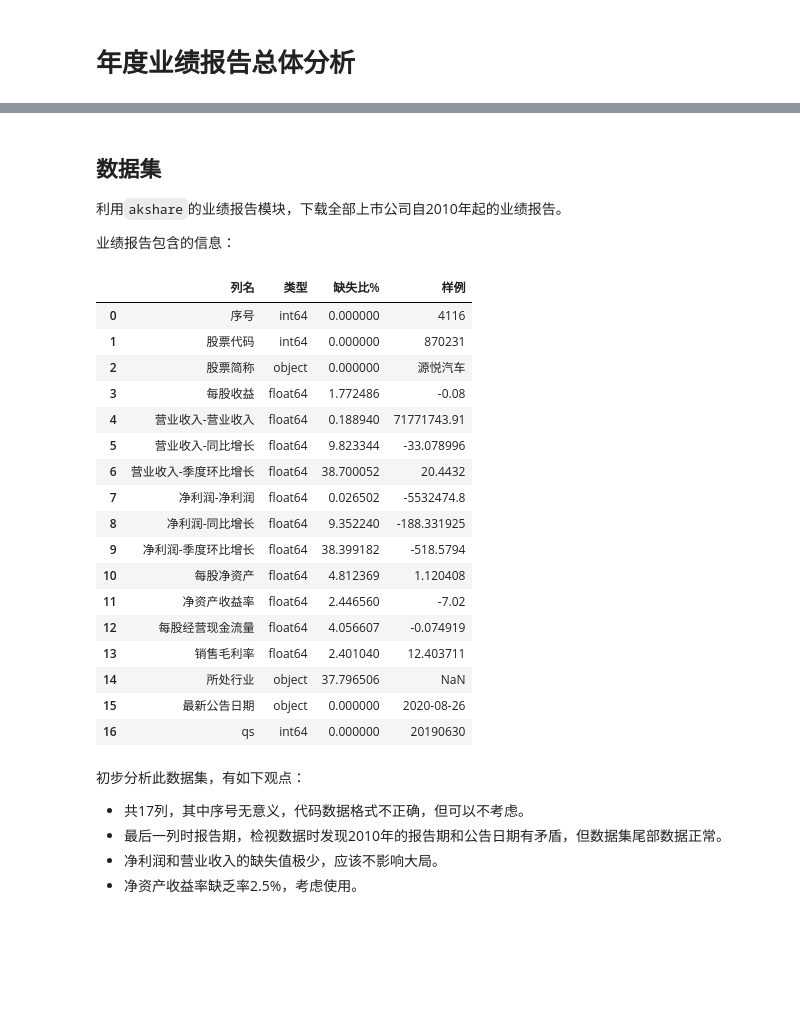
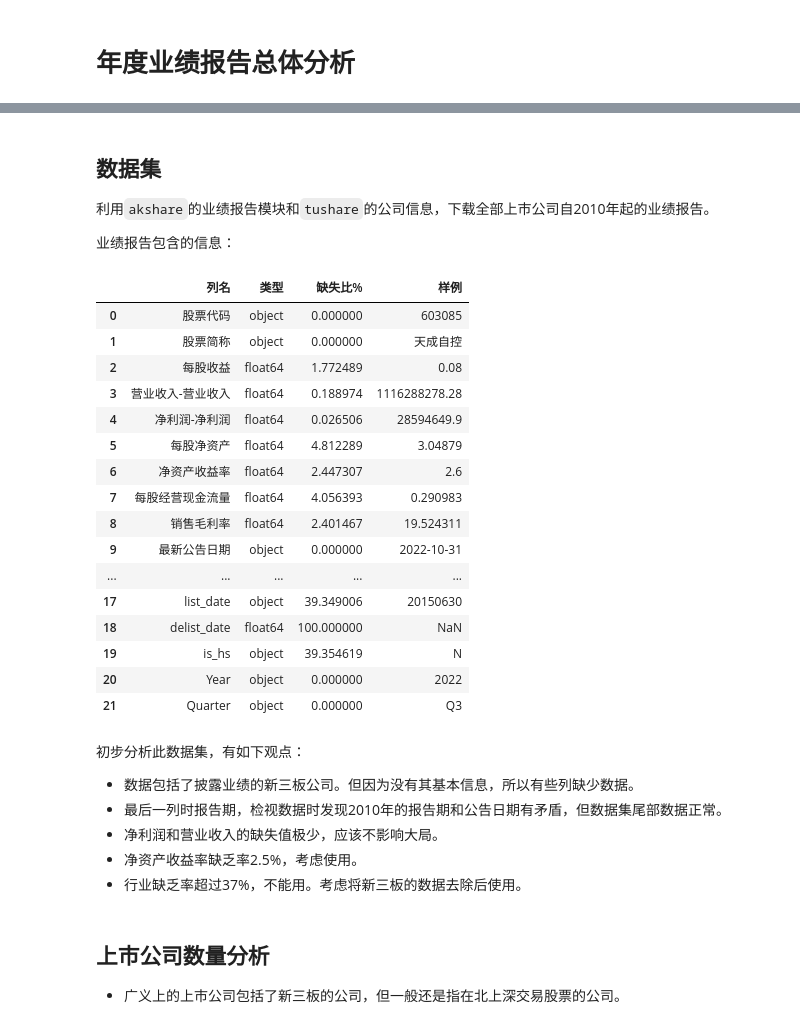
Before and after one commit to waterchinap/report, a Jupyter notebook: _sources/mywork/yjbg.ipynb, the cells around one changed output, grey strips where cells are left out. Drawn from its saved outputs; the diff is of its cells as text; code cells hidden in the pictures; blank space fills up the shorter version.

```diff
--- a/_sources/mywork/yjbg.ipynb
+++ b/_sources/mywork/yjbg.ipynb
@@ -25,38 +13,46 @@ def getdata() :
 # %%
-df = pd.read_pickle('../../yjbg2022.pkl.gz')
+df = pd.read_pickle('../../tidy2022.pkl.gz')
 # %% [markdown]
 ## 数据集
 
-利用`akshare`的业绩报告模块，下载全部上市公司自2010年起的业绩报告。
+利用`akshare`的业绩报告模块和`tushare`的公司信息，下载全部上市公司自2010年起的业绩报告。
 
 业绩报告包含的信息：
 # %%
-col_profile = pd.concat([df.dtypes, df.isna().sum()/len(df)*100, df.sample().T], axis=1 ).reset_index()
-col_profile.columns = ['列名', '类型', '缺失比%','样例']
-col_profile
+def showProfile(df) :
+    col_profile = pd.concat([df.dtypes, df.isna().sum()/len(df)*100, df.sample().T], axis=1 ).reset_index()
+    col_profile.columns = ['列名', '类型', '缺失比%','样例']
+
+    return (col_profile)
-# %% [output]
-|  | 列名 | 类型 | 缺失比% | 样例 |
-| 0 | 序号 | int64 | 0.000000 | 4116 |
-| 1 | 股票代码 | int64 | 0.000000 | 870231 |
-| 2 | 股票简称 | object | 0.000000 | 源悦汽车 |
-| 3 | 每股收益 | float64 | 1.772486 | -0.08 |
-| 4 | 营业收入-营业收入 | float64 | 0.188940 | 71771743.91 |
-| 5 | 营业收入-同比增长 | float64 | 9.823344 | -33.078996 |
-| 6 | 营业收入-季度环比增长 | float64 | 38.700052 | 20.4432 |
-| 7 | 净利润-净利润 | float64 | 0.026502 | -5532474.8 |
-| 8 | 净利润-同比增长 | float64 | 9.352240 | -188.331925 |
-| 9 | 净利润-季度环比增长 | float64 | 38.399182 | -518.5794 |
-| 10 | 每股净资产 | float64 | 4.812369 | 1.120408 |
-| 11 | 净资产收益率 | float64 | 2.446560 | -7.02 |
-| 12 | 每股经营现金流量 | float64 | 4.056607 | -0.074919 |
-| 13 | 销售毛利率 | float64 | 2.401040 | 12.403711 |
-| 14 | 所处行业 | object | 37.796506 | NaN |
-| 15 | 最新公告日期 | object | 0.000000 | 2020-08-26 |
-| 16 | qs | int64 | 0.000000 | 20190630 |
+# %%
+showProfile(df)
+# %% [output]
+|  | 列名 | 类型 | 缺失比% | 样例 |
+| 0 | 股票代码 | object | 0.000000 | 603085 |
+| 1 | 股票简称 | object | 0.000000 | 天成自控 |
+| 2 | 每股收益 | float64 | 1.772489 | 0.08 |
+| 3 | 营业收入-营业收入 | float64 | 0.188974 | 1116288278.28 |
+| 4 | 净利润-净利润 | float64 | 0.026506 | 28594649.9 |
+| 5 | 每股净资产 | float64 | 4.812289 | 3.04879 |
+| 6 | 净资产收益率 | float64 | 2.447307 | 2.6 |
+| 7 | 每股经营现金流量 | float64 | 4.056393 | 0.290983 |
+| 8 | 销售毛利率 | float64 | 2.401467 | 19.524311 |
+| 9 | 最新公告日期 | object | 0.000000 | 2022-10-31 |
+| ... | ... | ... | ... | ... |
+| 17 | list_date | object | 39.349006 | 20150630 |
+| 18 | delist_date | float64 | 100.000000 | NaN |
+| 19 | is_hs | object | 39.354619 | N |
+| 20 | Year | object | 0.000000 | 2022 |
+| 21 | Quarter | object | 0.000000 | Q3 |
 # %% [markdown]
 初步分析此数据集，有如下观点：
 
-- 共17列，其中序号无意义，代码数据格式不正确，但可以不考虑。
+- 数据包括了披露业绩的新三板公司。但因为没有其基本信息，所以有些列缺少数据。
 - 最后一列时报告期，检视数据时发现2010年的报告期和公告日期有矛盾，但数据集尾部数据正常。
 - 净利润和营业收入的缺失值极少，应该不影响大局。
 - 净资产收益率缺乏率2.5%，考虑使用。
+- 行业缺乏率超过37%，不能用。考虑将新三板的数据去除后使用。
+# %% [markdown]
+## 上市公司数量分析
+
+- 广义上的上市公司包括了新三板的公司，但一般还是指在北上深交易股票的公司。
```
Also changed, not shown: parts of 14 cells of this notebook, 16 other files.
